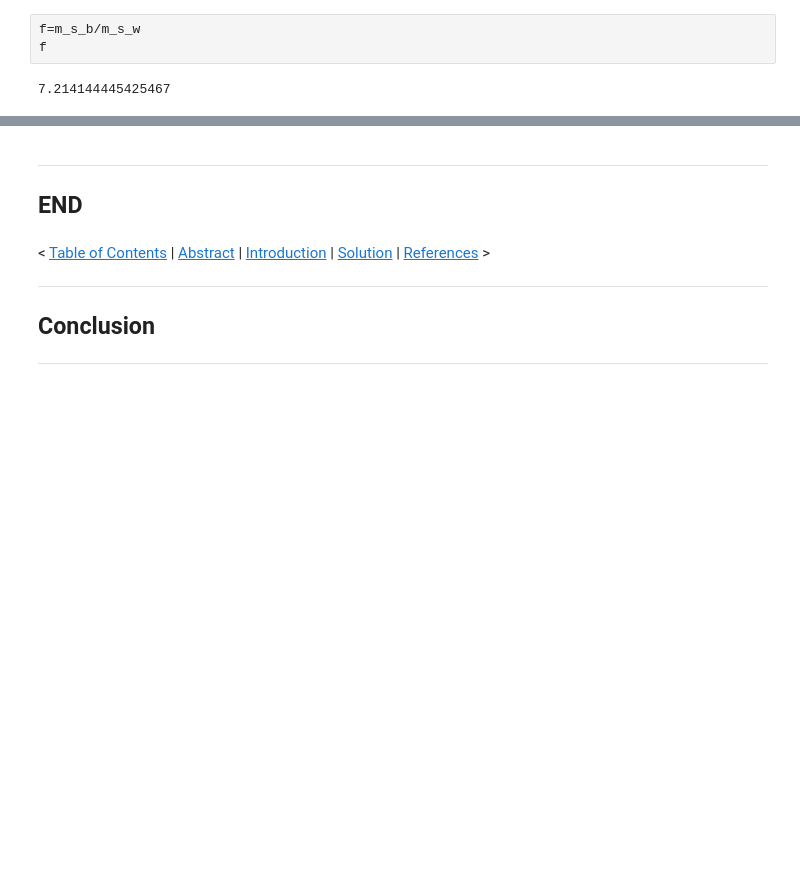
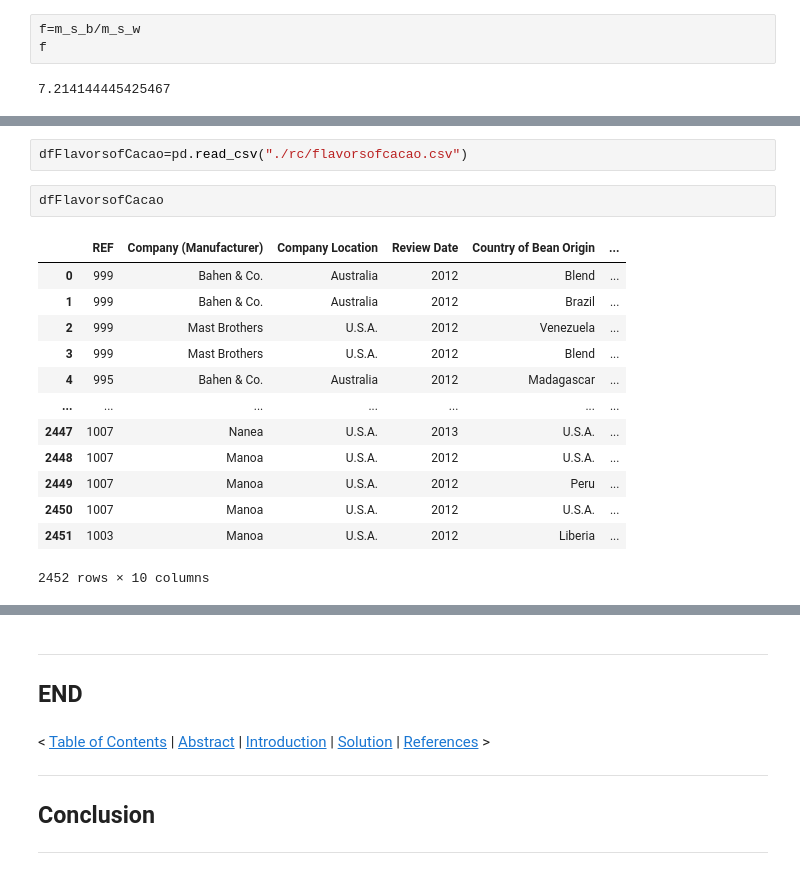
Before and after one commit to SeanOhAileasa/mls-scikit-learn-scipy-stats, a Jupyter notebook: scipy-stats.ipynb, the cells around one changed output, grey strips where cells are left out. Drawn from its saved outputs; the diff is of its cells as text; blank space fills up the shorter version.

```diff
--- a/scipy-stats.ipynb
+++ b/scipy-stats.ipynb
@@ -1880,0 +1896,18 @@ f
+# %%
+dfFlavorsofCacao=pd.read_csv("./rc/flavorsofcacao.csv")
+# %%
+dfFlavorsofCacao
+# %% [output]
+|  | REF | Company (Manufacturer) | Company Location | Review Date | Country of Bean Origin | ... |
+| 0 | 999 | Bahen & Co. | Australia | 2012 | Blend | ... |
+| 1 | 999 | Bahen & Co. | Australia | 2012 | Brazil | ... |
+| 2 | 999 | Mast Brothers | U.S.A. | 2012 | Venezuela | ... |
+| 3 | 999 | Mast Brothers | U.S.A. | 2012 | Blend | ... |
+| 4 | 995 | Bahen & Co. | Australia | 2012 | Madagascar | ... |
+| ... | ... | ... | ... | ... | ... | ... |
+| 2447 | 1007 | Nanea | U.S.A. | 2013 | U.S.A. | ... |
+| 2448 | 1007 | Manoa | U.S.A. | 2012 | U.S.A. | ... |
+| 2449 | 1007 | Manoa | U.S.A. | 2012 | Peru | ... |
+| 2450 | 1007 | Manoa | U.S.A. | 2012 | U.S.A. | ... |
+| 2451 | 1003 | Manoa | U.S.A. | 2012 | Liberia | ... |
+2452 rows × 10 columns
```
Also changed, not shown: parts of 38 cells of this notebook, 3 other files.
